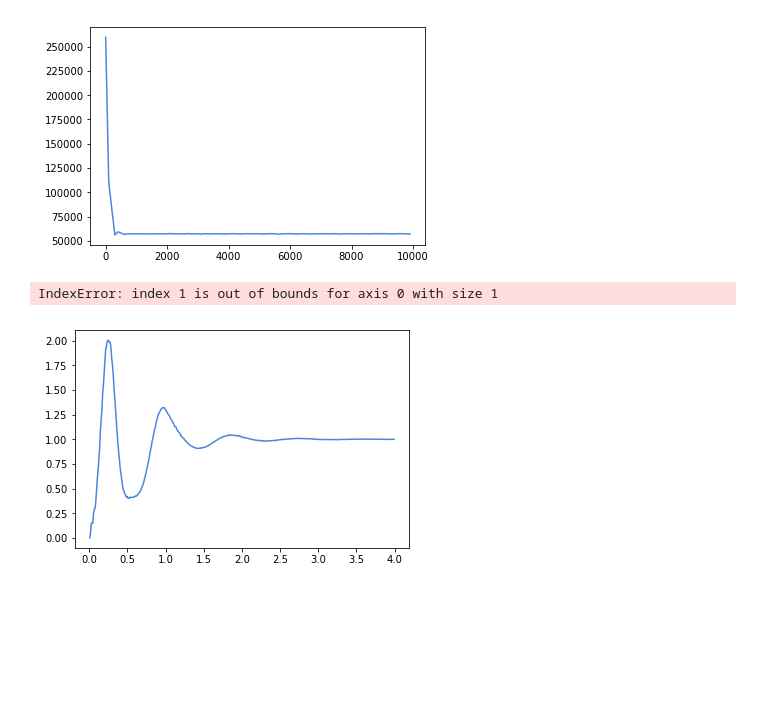
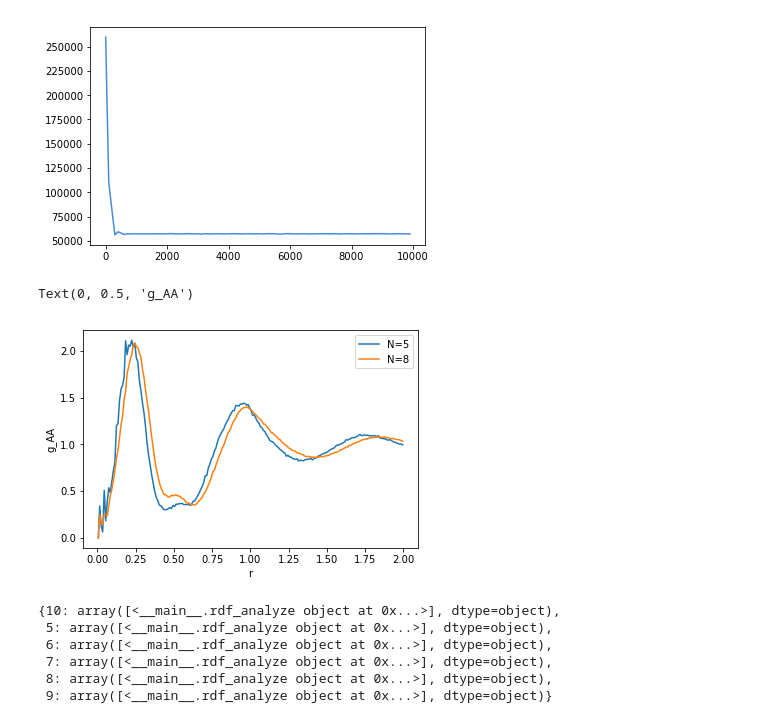
Before and after one commit to nealeellyson/MSE608, a Jupyter notebook: MSE 608 Project 8.ipynb, the cells around one changed output. Drawn from its saved outputs; the diff is of its cells as text; code cells hidden in the pictures; blank space fills up the shorter version.

```diff
--- a/MSE 608 Project 8.ipynb
+++ b/MSE 608 Project 8.ipynb
@@ -20,7 +20,7 @@ EQanalysis = {}
 class rdf_analyze:
     def __init__(self, system):
         self.system = system;
-        self.rdf = freud.density.RDF(rmax=4.0, dr=0.01); #Can update range and stepsize here
+        self.rdf = freud.density.RDF(rmax=2.0, dr=0.01); #Can update range and stepsize here
 
     def __call__(self, step):
         '''This special function defines what happens when we "register" the callback below'''
@@ -47,14 +47,14 @@ def run(N,position,bondgroup,kT,tau,period,tsteps):
     snapshot.particles.position[:] = position
     snapshot.particles.typeid[0:(N//2-1)]=0;  # Blue particles = A
     snapshot.particles.typeid[N//2:N]=1; # Orange particles = B
-    snapshot.bonds.resize(N-2);
+    snapshot.bonds.resize(N-1);
     snapshot.bonds.group[:] = bondgroup
     snapshot.replicate(1,2*N,2*N); # Makes boxdim equal across the L dimensions
     hoomd.init.read_snapshot(snapshot);
     nl = hoomd.md.nlist.cell();
     dpd = hoomd.md.pair.dpd(r_cut=1.0, nlist=nl, kT=kT, seed=1); # NOT Dissipative Particle Dynamics, LJ
     dpd.pair_coeff.set('A', 'A', A=25.0, gamma = 1.0);
-    dpd.pair_coeff.set('A', 'B', A=50.0, gamma = 1.0);
+    dpd.pair_coeff.set('A', 'B', A=75.0, gamma = 1.0);
     dpd.pair_coeff.set('B', 'B', A=25.0, gamma = 1.0);
     nl.reset_exclusions(exclusions = []);
     harmonic = hoomd.md.bond.harmonic();
@@ -63,24 +63,24 @@ def run(N,position,bondgroup,kT,tau,period,tsteps):
     all = hoomd.group.all();
     integrator = hoomd.md.integrate.nvt(group=all,kT=kT,tau=tau);
     integrator.randomize_velocities(seed=42)
-    hoomd.analyze.log(filename="log-output.log",
+    hoomd.analyze.log(filename="size-"+str(N)+".log",
                       quantities=['potential_energy','kinetic_energy','temperature','time'],
                       period=period ,
                       overwrite=True);
-    hoomd.dump.gsd("trajectory.gsd", period=tsteps/10 , group=all, overwrite=True);
+    hoomd.dump.gsd("traj-size-"+str(N)+".gsd", period=tsteps/10 , group=all, overwrite=True);
     hoomd.run(tsteps);
-    data = numpy.genfromtxt(fname='log-output.log', skip_header=True);
+    data = numpy.genfromtxt(fname="size-"+str(N)+".log", skip_header=True);
     return data
 # %%
 def EQrun(kT,tau,period,tsteps):
     hoomd.context.initialize("");
-    system = hoomd.init.read_gsd("trajectory.gsd", frame=-1, time_step=0)
+    system = hoomd.init.read_gsd("traj-size-"+str(N)+".gsd", frame=-1, time_step=0)
     EQanalysis = rdf_analyze(system); # Create the RDF analyzer using our class in the above cell
     hoomd.analyze.callback(EQanalysis, period=period); #Registration of the RDF callback every 100 steps
     nl = hoomd.md.nlist.cell();
     dpd = hoomd.md.pair.dpd(r_cut=1.0, nlist=nl, kT=kT, seed=1); # NOT Dissipative Particle Dynamics, LJ
     dpd.pair_coeff.set('A', 'A', A=25.0, gamma = 1.0);
-    dpd.pair_coeff.set('A', 'B', A=50.0, gamma = 1.0);
+    dpd.pair_coeff.set('A', 'B', A=75.0, gamma = 1.0);
     dpd.pair_coeff.set('B', 'B', A=25.0, gamma = 1.0);
     nl.reset_exclusions(exclusions = []);
     harmonic = hoomd.md.bond.harmonic();
@@ -89,11 +89,11 @@ def EQrun(kT,tau,period,tsteps):
     all = hoomd.group.all();
     integrator = hoomd.md.integrate.nvt(group=all,kT=kT,tau=tau);
     integrator.randomize_velocities(seed=42)
-    hoomd.analyze.log(filename="log-output.log",
+    hoomd.analyze.log(filename="EQ-size-"+str(N)+".log",
                       quantities=['potential_energy','kinetic_energy','temperature','time'],
                       period=period ,
                       overwrite=True);
-    hoomd.dump.gsd("EQtrajectory.gsd", period=tsteps/10 , group=all, overwrite=True);
+    hoomd.dump.gsd("EQtraj-size-"+str(N)+".gsd", period=tsteps/10 , group=all, overwrite=True);
     hoomd.run(tsteps);
-    data = numpy.genfromtxt(fname='log-output.log', skip_header=True);
+    data = numpy.genfromtxt(fname="EQ-size-"+str(N)+".log", skip_header=True);
     return data,EQanalysis
@@ -100,7 +104,7 @@ def EQrun(kT,tau,period,tsteps):
 # %%
 #N = 10 # Must be at least 10 and an even number; 40,~5:56min; 30,~2:24min; 20,~0:38
 #kT = 1 # Using range 0.1<kT<10
-Sizes = numpy.arange(10,11,2)
+Sizes = numpy.arange(5,11,1)
 Temps = numpy.arange(1,2,2)
 tau = 0.1
 period = 100
@@ -166,14 +180,25 @@ IndexError: index 1 is out of bounds for axis 0 with size 1
 [figure]
 # %%
 plt.figure()
-plt.plot(EQanalysis[10][0].rdf.R, EQanalysis[10][0].rdf.RDF,label='kT=0.01',color='#4888db')
+Sizes = numpy.arange(5,11,3)#numpy.arange(5,11,1)
+for N in Sizes:
+    plt.plot(EQanalysis[N][0].rdf.R, EQanalysis[N][0].rdf.RDF,label=f"N={N}")
 #plt.plot(EQanalysis[10][1].rdf.R, EQanalysis[10][1].rdf.RDF,label='kT=1.7575',color='#f79501')
 #plt.plot(EQanalysis[10][-1].rdf.R, EQanalysis[10][-1].rdf.RDF,label='kT=7',color='#c63939')
 plt.legend()
 plt.xlabel('r')
 plt.ylabel('g_AA')
 # %% [output]
-IndexError: index 1 is out of bounds for axis 0 with size 1
+Text(0, 0.5, 'g_AA')
-[figure, old version]
+[figure, new version]
 # %%
 ex_render.display_movie(ex_render.render_sphere_frame, 'trajectory.gsd') # Takes some time
+# %%
+EQanalysis
+# %% [output]
+{10: array([<__main__.rdf_analyze object at 0x...>], dtype=object),
+ 5: array([<__main__.rdf_analyze object at 0x...>], dtype=object),
+ 6: array([<__main__.rdf_analyze object at 0x...>], dtype=object),
+ 7: array([<__main__.rdf_analyze object at 0x...>], dtype=object),
+ 8: array([<__main__.rdf_analyze object at 0x...>], dtype=object),
+ 9: array([<__main__.rdf_analyze object at 0x...>], dtype=object)}
```
Also changed, not shown: parts of 3 cells of this notebook.
